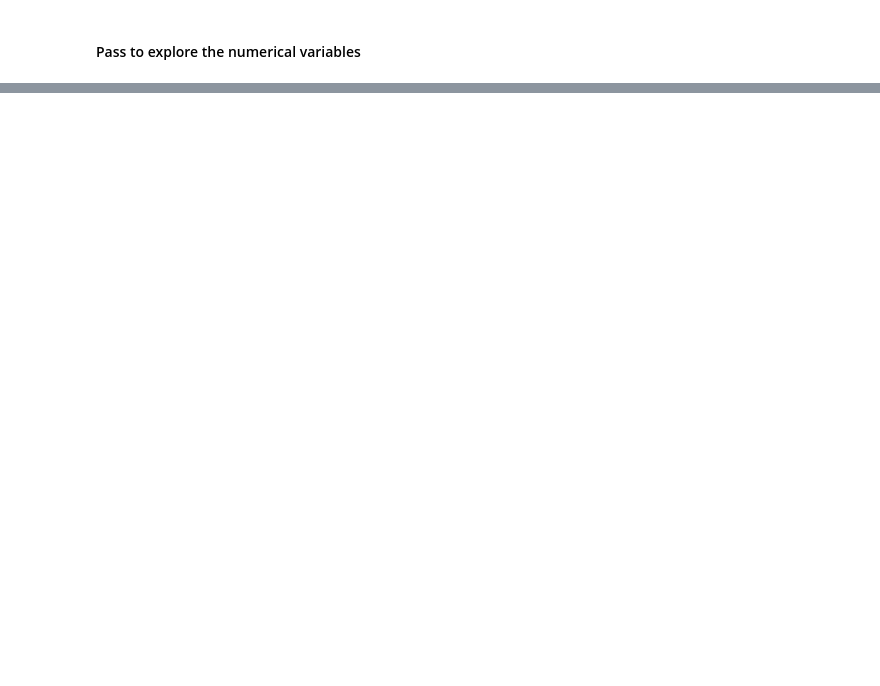
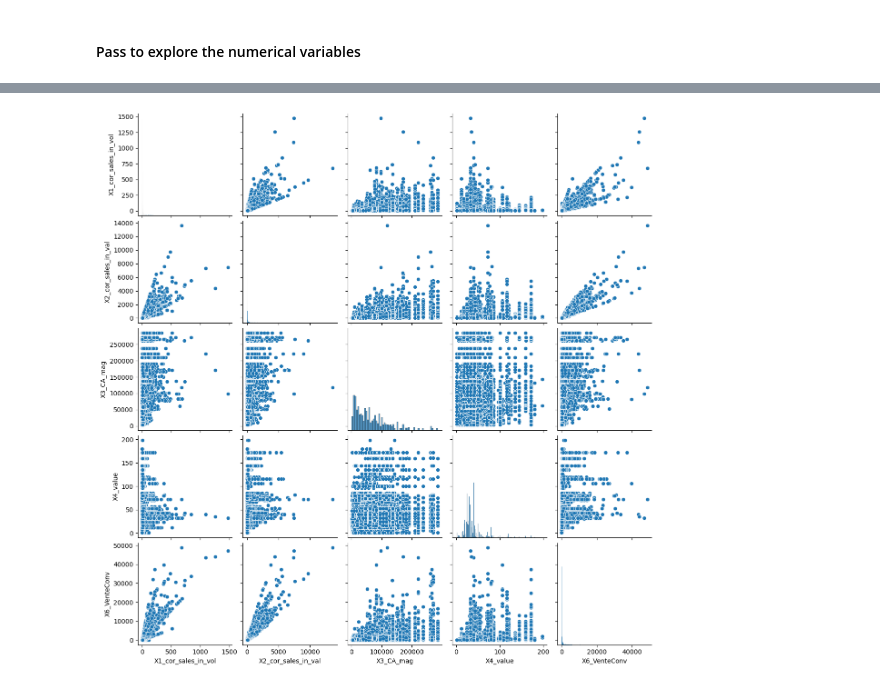
Before and after one commit to yasirech-chammakhy/Retail-Display-Strategy-Analysis, a Jupyter notebook: eda.ipynb, the cells around one changed output, grey strips where cells are left out. Cells and saved outputs as stored; diff of their text form; code cells hidden in the pictures; blank space fills up the shorter version.

```diff
--- a/eda.ipynb
+++ b/eda.ipynb
@@ -171,0 +263,9 @@ KeyboardInterrupt:
+# %%
+# pairplot between all numerical variables : X1_cor_sales_in_vol, X2_cor_sales_in_val, X3_CA_mag, X4_value, X6_VenteConv
+data_subset = df[numerical_columns]
+
+# Creating the pairplot
+sns.pairplot(data_subset)
+plt.show()
+# %% [output]
+[figure, added]
```
Also changed, not shown: parts of 18 cells of this notebook.
